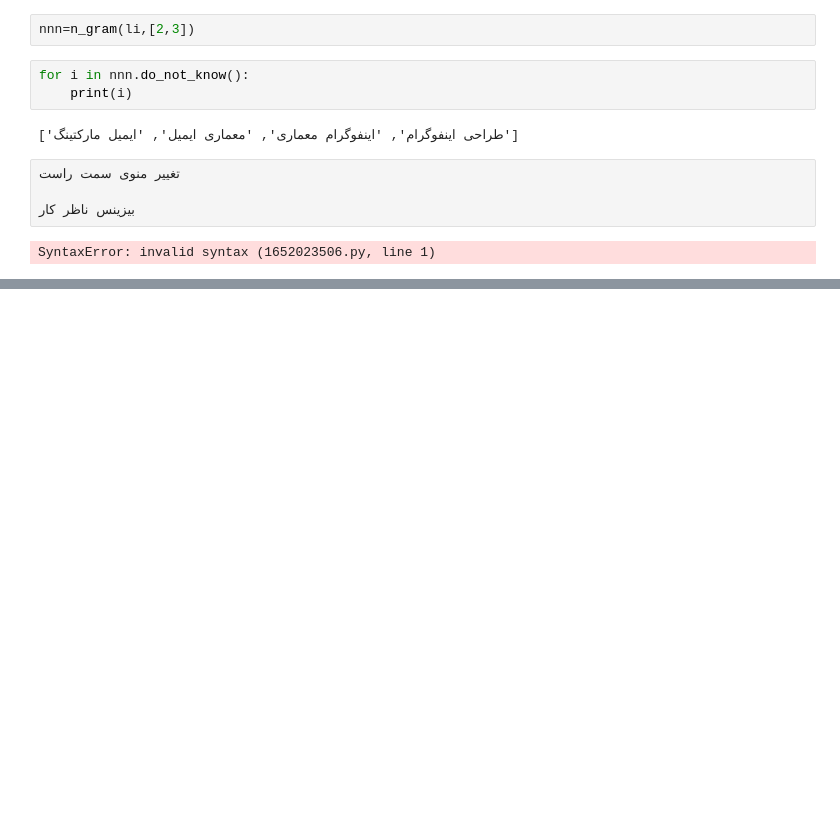
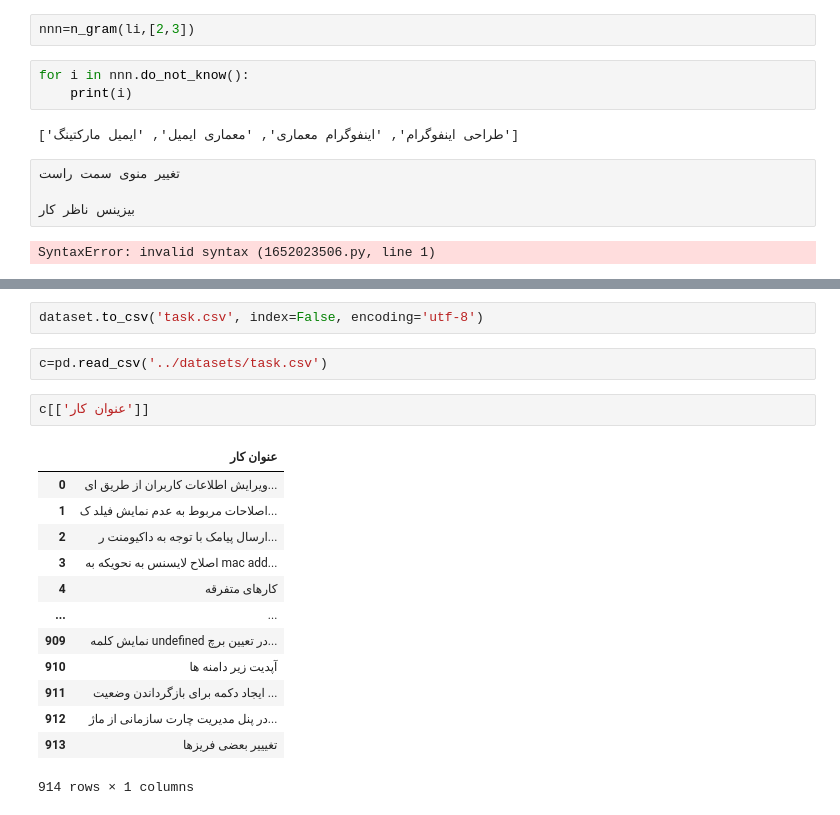
Before and after one commit to mansoorhamidzadeh/Sentence-similarity, a Jupyter notebook: notebooks/final.ipynb, the cells around one changed output, grey strips where cells are left out. Drawn from its saved outputs; the diff is of its cells as text; blank space fills up the shorter version.

```diff
--- a/notebooks/final.ipynb
+++ b/notebooks/final.ipynb
@@ -433,0 +484,20 @@ SyntaxError: invalid syntax (1652023506.py, line 1)
+# %%
+dataset.to_csv('task.csv', index=False, encoding='utf-8')
+# %%
+c=pd.read_csv('../datasets/task.csv')
+# %%
+c[['عنوان کار']]
+# %% [output]
+|  | عنوان کار |
+| 0 | ویرایش اطلاعات کاربران از طریق ای... |
+| 1 | اصلاحات مربوط به عدم نمایش فیلد ک... |
+| 2 | ارسال پیامک با توجه به داکیومنت ر... |
+| 3 | اصلاح لایسنس به نحویکه به mac add... |
+| 4 | کارهای متفرقه |
+| ... | ... |
+| 909 | نمایش کلمه undefined در تعیین برچ... |
+| 910 | آپدیت زیر دامنه ها |
+| 911 | ایجاد دکمه برای بازگرداندن وضعیت ... |
+| 912 | در پنل مدیریت چارت سازمانی از ماژ... |
+| 913 | تغیییر بعضی فریزها |
+914 rows × 1 columns
```
Also changed, not shown: parts of 26 cells of this notebook, 9 other files.
